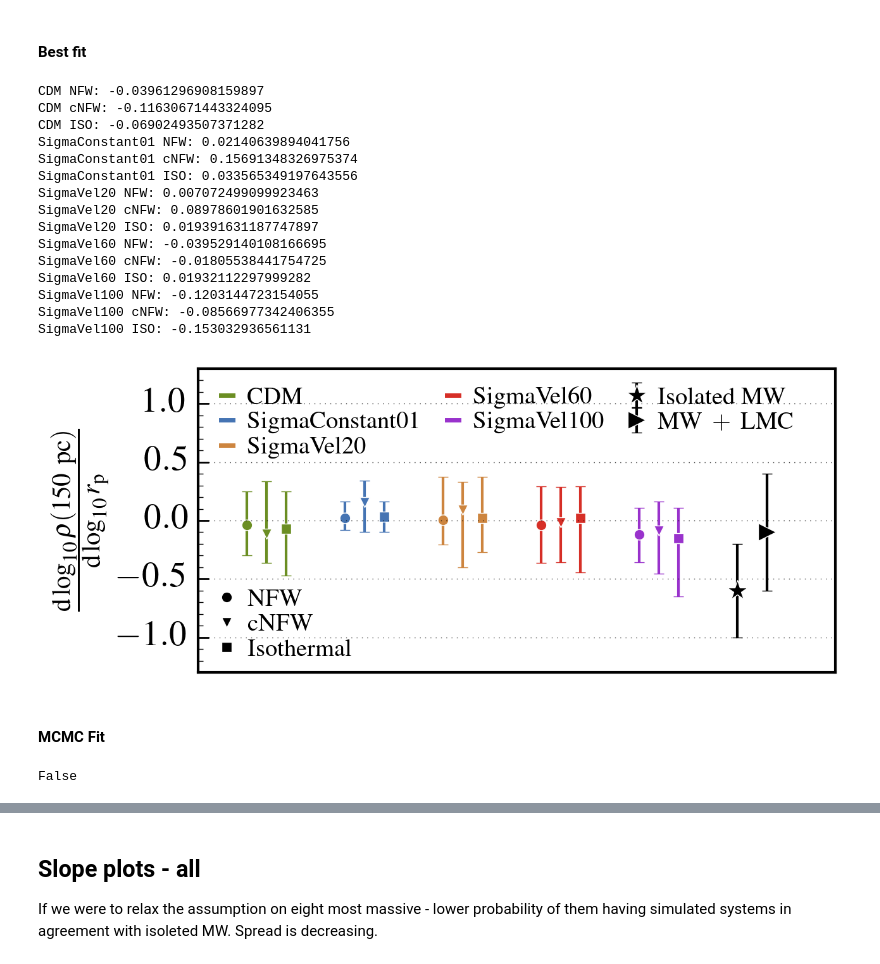
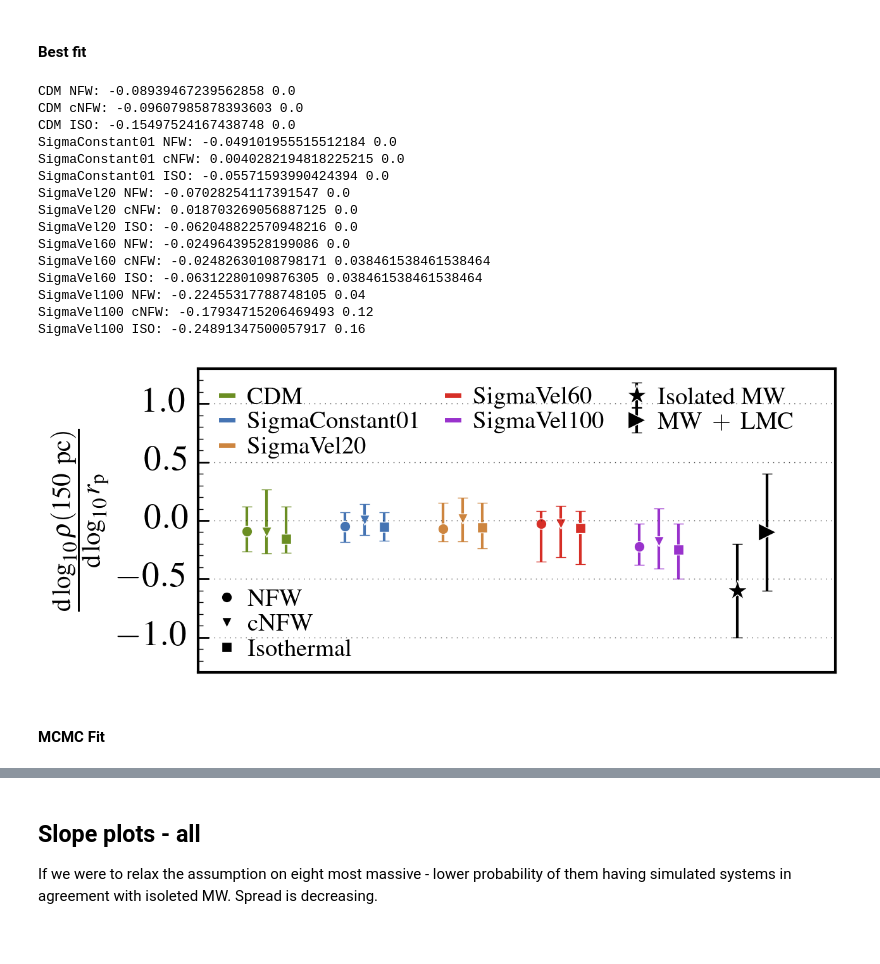
Before and after one commit to NoemiAM/TangoSIDM_satellites, a Jupyter notebook: examples/6 - density_pericenter_slope.ipynb, the cells around one changed output, grey strips where cells are left out. Saved outputs shown, nothing was run; the diff lists cells and outputs as text; code cells hidden in the pictures.

```diff
--- a/examples/6 - density_pericenter_slope.ipynb
+++ b/examples/6 - density_pericenter_slope.ipynb
@@ -23,7 +23,8 @@ myblue = mycmap(0.9)
 myred =  mycmap(0.1)
 color_list = ['olivedrab', myblue, 'peru', myred, 'darkorchid'] # 'midnightblue'])
 # %%
-DATA_PATH = "../data/TangoSIDM/"
+#DATA_PATH = "../data/TangoSIDM/"
+DATA_PATH = "/Users/cc276407/Simulation_data/snellius/TangoSatellites/updated2/"
 
 IDs = {
     "SigmaConstant00": "CDM",
@@ -36,7 +37,7 @@ IDs = {
 # %% [markdown]
 ## Slope plots - 8
 # %%
-MAX_SATELLITES = 8
+MAX_SATELLITES = None
 # %% [markdown]
 #### Best fit
 # %%
@@ -86,7 +87,7 @@ for i, (id, id_name) in enumerate(IDs.items()):
                     counter+=1
 
 
-            if counter<8: continue# Fit only systems with at least 8 satellites
+            if counter<8: continue # Fit only systems with at least 8 satellites
             # Fit NFW
             _q, _m = run_best_fit_for_sim(rp, rho150_nfw)
             q_nfw = np.append(q_nfw, _q)
@@ -103,72 +104,79 @@ for i, (id, id_name) in enumerate(IDs.items()):
             m_iso = np.append(m_iso, _m)
 
 
+    fraction_nfw = np.where(m_nfw<-0.5)[0]
+    fraction_cnfw = np.where(m_core_nfw<-0.5)[0]
+    fraction_iso = np.where(m_iso<-0.5)[0]
+
     merr = np.zeros((2, 1))
     merr[0,0]= np.median(m_nfw) - np.percentile(m_nfw,16)
     merr[1,0]= np.percentile(m_nfw,84) - np.median(m_nfw)
     plt.errorbar(np.array([i]), np.array(np.median(m_nfw)), yerr=merr, marker='o', markersize=6, color=color_list[i],
                  markeredgecolor="white", ls='none', lw=1.5) #, label=fr'$\mathrm{{{id_name}}}$')
-    print(f"{id_name} NFW: {np.median(m_nfw)}")
+
+    print(f"{id_name} NFW: {np.median(m_nfw)}",len(fraction_nfw)/len(m_nfw))
 
     merr = np.zeros((2, 1))
     merr[0,0]= np.median(m_core_nfw) - np.percentile(m_core_nfw,16)
     merr[1,0]= np.percentile(m_core_nfw,84) - np.median(m_core_nfw)
     plt.errorbar(np.array([i])+0.2, np.array(np.median(m_core_nfw)), yerr=merr, marker='v', markersize=6, color=color_list[i],
                  markeredgecolor="white", ls='none', lw=1.5) #, label=fr'$\mathrm{{{id_name}}}$')
-    print(f"{id_name} cNFW: {np.median(m_core_nfw)}")
+
+    print(f"{id_name} cNFW: {np.median(m_core_nfw)}",len(fraction_cnfw)/len(m_core_nfw))
 
     merr = np.zeros((2, 1))
     merr[0,0]= np.median(m_iso) - np.percentile(m_iso,16)
     merr[1,0]= np.percentile(m_nfw,84) - np.median(m_iso)
     plt.errorbar(np.array([i])+0.4, np.array(np.median(m_iso)), yerr=merr, marker='s', markersize=6, color=color_list[i],
                  markeredgecolor="white", ls='none', lw=1.5) #, label=fr'$\mathrm{{{id_name}}}$')
-    print(f"{id_name} ISO: {np.median(m_iso)}")
+
+    print(f"{id_name} ISO: {np.median(m_iso)}",len(fraction_iso)/len(m_iso))
 
     plt.plot([], [], color=color_list[i], lw=2.5, label=fr'$\mathrm{{{id_name}}}$')
 
     ####
     file.close()
 
 plt.grid('True')
 plt.errorbar(np.array([i+1]), np.array(-0.6), yerr=np.ones((2, 1))*0.4, marker='*', markersize=12,
             markeredgecolor="white", ls='none', lw=1.5, label=r'$\mathrm{Isolated\ MW}$', color='black')
 plt.errorbar(np.array([i+1.3]), np.array(-0.1), yerr=np.ones((2, 1))*0.5, marker='>', markersize=10,
             markeredgecolor="white", ls='none', lw=1.5, label=r'$\mathrm{MW\ +\ LMC}$', color='black')
 plt.xticks([])
 plt.xlim([-0.5, 6])
 plt.ylim([-1.3, 1.3])
 plt.ylabel(r'$\frac{{\mathrm{d}}\log_{10}\rho(150\ \mathrm{pc})}{{\mathrm{d}}\log_{10}r_{\mathrm{p}}}$')
 
 ax.legend(loc=[0.02,0.67], labelspacing=0.1, handlelength=0.5, handletextpad=0.6, frameon=False, fontsize=14, ncol=3, columnspacing=1, numpoints=1)
 
 ax2 = ax.twinx()
 ax2.axis('off')
 ax2.errorbar([], [], yerr=[], marker='o', markersize=6, color='k', markeredgecolor="white", ls='none', lw=0, label=r'$\mathrm{NFW}$')
 ax2.errorbar([], [], yerr=[], marker='v', markersize=6, color='k', markeredgecolor="white", ls='none', lw=0, label=r'$\mathrm{cNFW}$')
 ax2.errorbar([], [], yerr=[], marker='s', markersize=6, color='k', markeredgecolor="white", ls='none', lw=0, label=r'$\mathrm{Isothermal}$')
 ax2.legend(loc=[0.02,0.005], ncol=1, labelspacing=0.1, handlelength=0.5, handletextpad=0.6,
            edgecolor='white', frameon=False, facecolor='goldenrod', framealpha=0.3, fontsize=14, columnspacing=1, numpoints=1)
 
 ####
-plt.savefig(f'figures/Density_pericenter_slope_best_fit_{MAX_SATELLITES}.png', dpi=200)
+plt.savefig(f'figures/Density_pericenter_slope_best_fit_{MAX_SATELLITES}.png', dpi=300)
 plt.show()
 # %% [output]
-CDM NFW: -0.03961296908159897
-CDM cNFW: -0.11630671443324095
-CDM ISO: -0.06902493507371282
-SigmaConstant01 NFW: 0.02140639894041756
-SigmaConstant01 cNFW: 0.15691348326975374
-SigmaConstant01 ISO: 0.033565349197643556
-SigmaVel20 NFW: 0.007072499099923463
-SigmaVel20 cNFW: 0.08978601901632585
-SigmaVel20 ISO: 0.019391631187747897
-SigmaVel60 NFW: -0.039529140108166695
-SigmaVel60 cNFW: -0.01805538441754725
-SigmaVel60 ISO: 0.01932112297999282
-SigmaVel100 NFW: -0.1203144723154055
-SigmaVel100 cNFW: -0.08566977342406355
-SigmaVel100 ISO: -0.153032936561131
+CDM NFW: -0.08939467239562858 0.0
+CDM cNFW: -0.09607985878393603 0.0
+CDM ISO: -0.15497524167438748 0.0
+SigmaConstant01 NFW: -0.049101955515512184 0.0
+SigmaConstant01 cNFW: 0.0040282194818225215 0.0
+SigmaConstant01 ISO: -0.05571593990424394 0.0
+SigmaVel20 NFW: -0.07028254117391547 0.0
+SigmaVel20 cNFW: 0.018703269056887125 0.0
+SigmaVel20 ISO: -0.062048822570948216 0.0
+SigmaVel60 NFW: -0.02496439528199086 0.0
+SigmaVel60 cNFW: -0.02482630108798171 0.038461538461538464
+SigmaVel60 ISO: -0.06312280109876305 0.038461538461538464
+SigmaVel100 NFW: -0.22455317788748105 0.04
+SigmaVel100 cNFW: -0.17934715206469493 0.12
+SigmaVel100 ISO: -0.24891347500057917 0.16
-[figure, old version]
+[figure, new version]
 # %% [markdown]
 #### MCMC Fit
 # %%
@@ -183,8 +191,6 @@ else:
     m_save_NFW, m_save_cNFW, m_save_ISO  = [], [], []
 
 print(run_fit)
-# %% [output]
-False
 # %%
 fig, ax = plt.subplots(1, 1, figsize=(6.5, 3), dpi=200)
 
```
Also changed, not shown: parts of 9 cells of this notebook, 3 other files.
